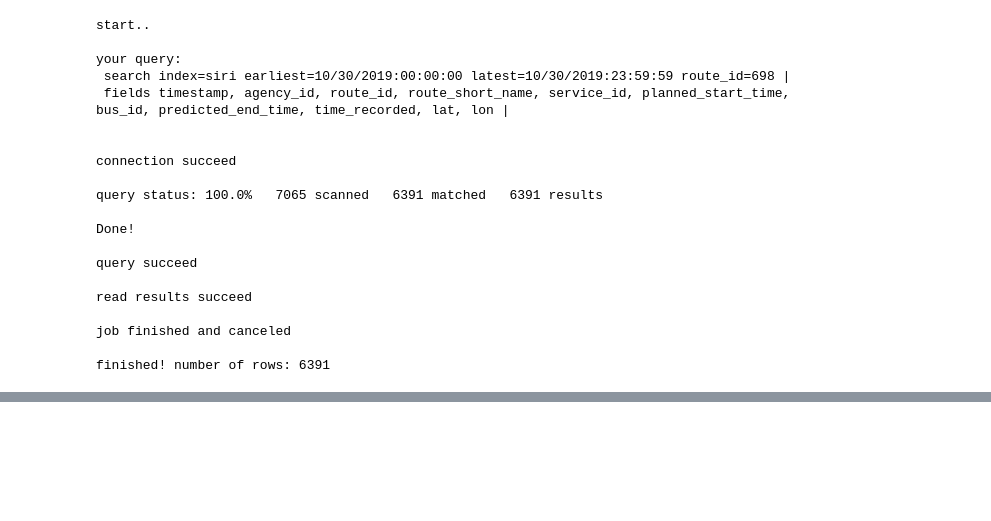
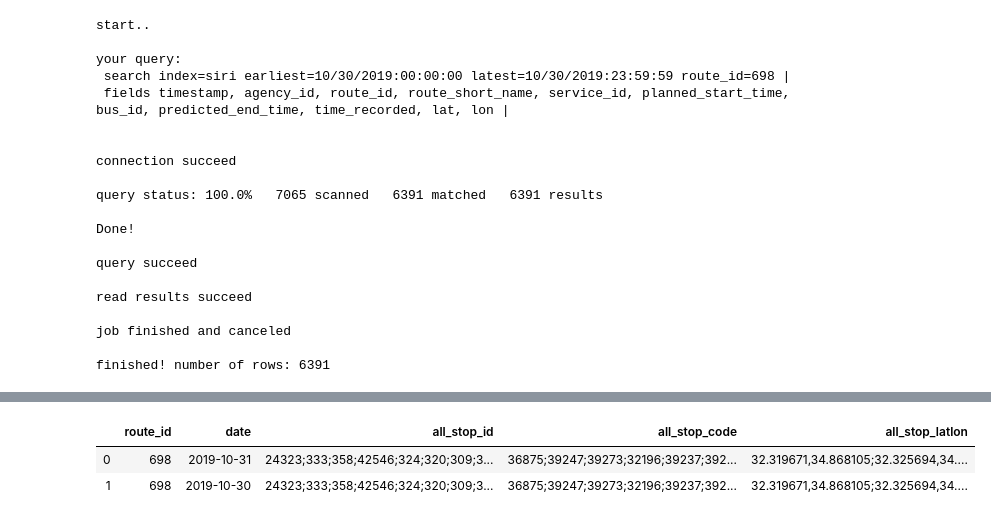
Before and after one commit to hasadna/open-bus, a Jupyter notebook: notebooks/Nativ_plus_get_trips_duration_Nov_2019.ipynb, the cells around one changed output, grey strips where cells are left out. Saved outputs shown, nothing was run; the diff lists cells and outputs as text; code cells hidden in the pictures; blank space fills up the shorter version.

```diff
--- a/notebooks/Nativ_plus_get_trips_duration_Nov_2019.ipynb
+++ b/notebooks/Nativ_plus_get_trips_duration_Nov_2019.ipynb
@@ -262,0 +293,6 @@ Copntinue from here - get the all_stop_latlon from route_stats of the relevant r
+# %%
+stops_data # one row per route id and date
+# %% [output]
+|  | route_id | date | all_stop_id | all_stop_code | all_stop_latlon |
+| 0 | 698 | 2019-10-31 | 24323;333;358;42546;324;320;309;3... | 36875;39247;39273;32196;39237;392... | 32.319671,34.868105;32.325694,34.... |
+| 1 | 698 | 2019-10-30 | 24323;333;358;42546;324;320;309;3... | 36875;39247;39273;32196;39237;392... | 32.319671,34.868105;32.325694,34.... |
```
Also changed, not shown: parts of 13 cells of this notebook.
